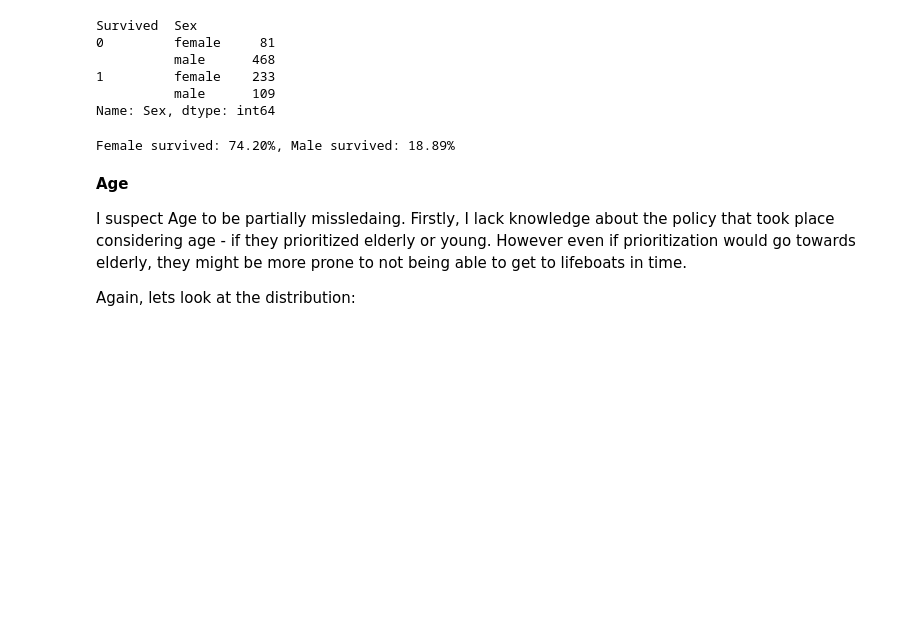
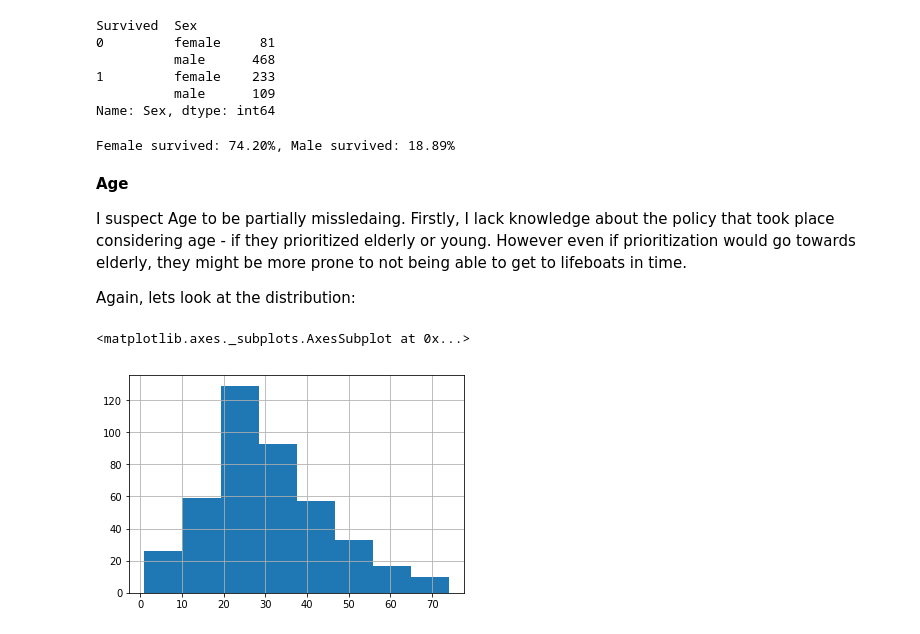
Before and after one commit to Tommzs/kaggle_titanic, a Jupyter notebook: kaggle_titanic.ipynb, the cells around one changed output. Saved outputs shown, nothing was run; the diff lists cells and outputs as text; code cells hidden in the pictures; blank space fills up the shorter version.

```diff
--- a/kaggle_titanic.ipynb
+++ b/kaggle_titanic.ipynb
@@ -123,3 +126,8 @@ Female survived: 74.20%, Male survived: 18.89%
 I suspect Age to be partially missledaing. Firstly, I lack knowledge about the policy that took place considering age - if they prioritized elderly or young. However even if prioritization would go towards elderly, they might be more prone to not being able to get to lifeboats in time.
 
 Again, lets look at the distribution:
+# %%
+dataset[dataset["Survived"]==0]["Age"].hist(bins=8)
+# %% [output]
+<matplotlib.axes._subplots.AxesSubplot at 0x...>
+[figure, added]
```
Also changed, not shown: parts of 17 cells of this notebook.
